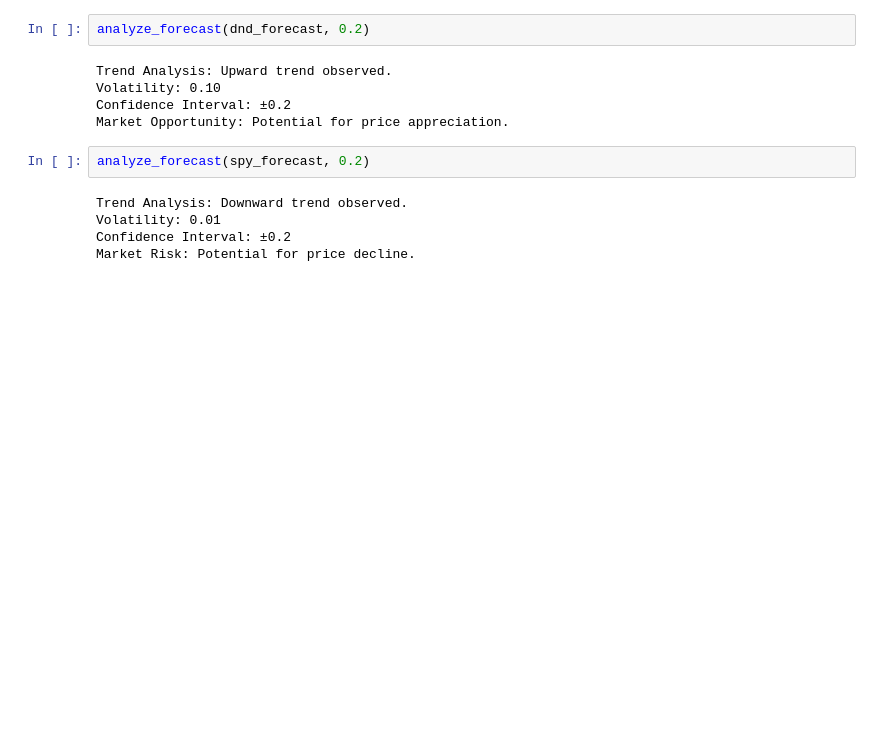
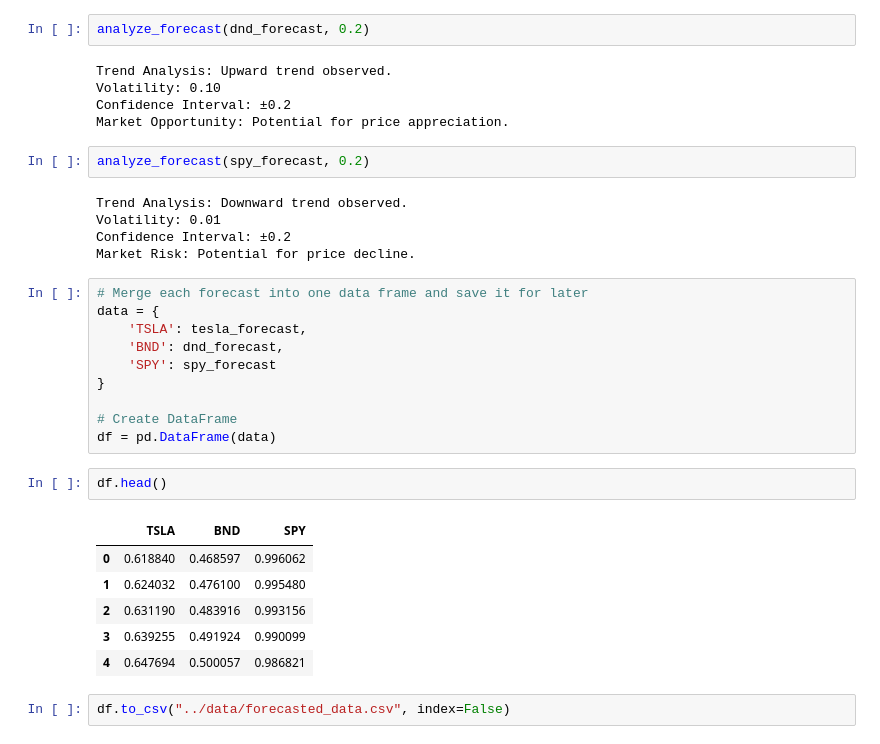
Before and after one commit to Tsegaye16/Investment-portfolio-forecasting, a Jupyter notebook: notebooks/market_forecast_TSLA.ipynb, the cells around one changed output. Cells and saved outputs as stored; diff of their text form; blank space fills up the shorter version.

Commit message:
merge all forecast and save it foe later usage

```diff
--- a/notebooks/market_forecast_TSLA.ipynb
+++ b/notebooks/market_forecast_TSLA.ipynb
@@ -100,3 +100,24 @@ Trend Analysis: Downward trend observed.
 Volatility: 0.01
 Confidence Interval: ±0.2
 Market Risk: Potential for price decline.
+# %%
+# Merge each forecast into one data frame and save it for later
+data = {
+    'TSLA': tesla_forecast,
+    'BND': dnd_forecast,
+    'SPY': spy_forecast
+}
+
+# Create DataFrame
+df = pd.DataFrame(data)
+# %%
+df.head()
+# %% [output]
+|  | TSLA | BND | SPY |
+| 0 | 0.618840 | 0.468597 | 0.996062 |
+| 1 | 0.624032 | 0.476100 | 0.995480 |
+| 2 | 0.631190 | 0.483916 | 0.993156 |
+| 3 | 0.639255 | 0.491924 | 0.990099 |
+| 4 | 0.647694 | 0.500057 | 0.986821 |
+# %%
+df.to_csv("../data/forecasted_data.csv", index=False)
```
